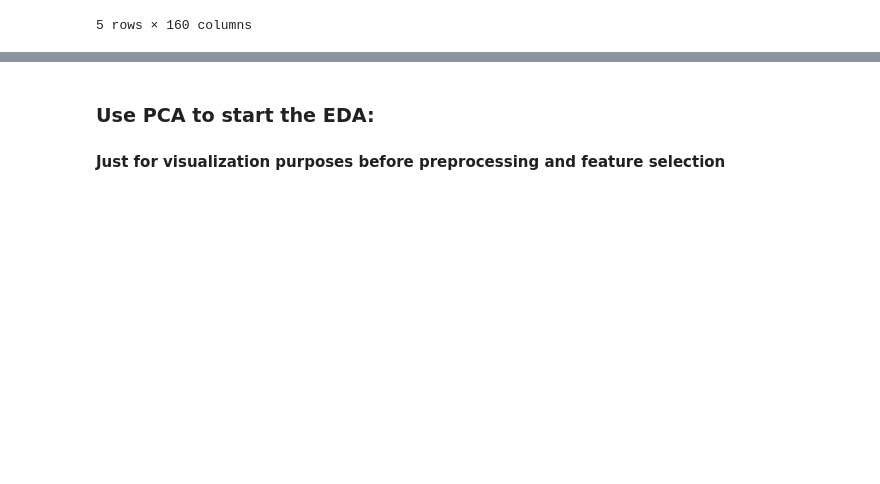
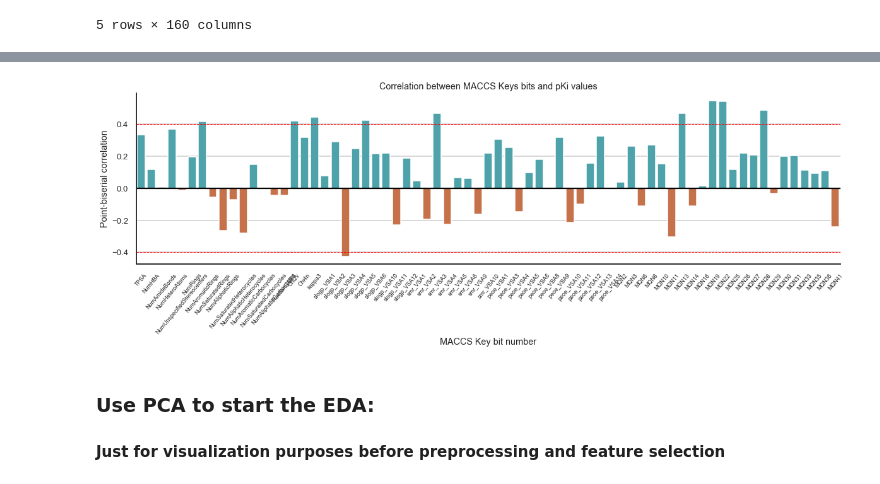
Before and after one commit to jRicciL/ERK2_notebooks, a Jupyter notebook: X_Reviewing_Fourches_work/7_2DRDKit_Analysis.ipynb, the cells around one changed output, grey strips where cells are left out. Cells and saved outputs as stored; diff of their text form; code cells hidden in the pictures; blank space fills up the shorter version.

```diff
--- a/X_Reviewing_Fourches_work/7_2DRDKit_Analysis.ipynb
+++ b/X_Reviewing_Fourches_work/7_2DRDKit_Analysis.ipynb
@@ -47,0 +265,9 @@ df_rdkit_all.head()
+# %%
+rdk2d_corr_values_with_pki = [pearsonr(desc, df_erk2_mols.pKi) for i, desc in X_rdk2d_corr.iteritems()]
+
+df_rdk2d_corr_corr_pki = pd.DataFrame({
+          'descriptor': X_rdk2d_corr.columns,
+          'corr_pearson': [i[0] for i in rdk2d_corr_values_with_pki],
+          'p_value': [i[1] for i in rdk2d_corr_values_with_pki],
+          'significative': [i[1] < 0.05 for i in rdk2d_corr_values_with_pki]
+         })
@@ -48,3 +290,21 @@ df_rdkit_all.head()
+# %%
+# plot  correlation values
+color_palette = ['#3eb0ba' if i > 0 else '#da6a34' for i in df_rdk2d_corr_corr_pki.corr_pearson]
+fig, ax = plt.subplots(figsize=(20, 5))
+
+sns.barplot(x='descriptor', y = 'corr_pearson', data=df_rdk2d_corr_corr_pki, palette=color_palette, ax=ax)
+
+ax.set_xticklabels(df_rdk2d_corr_corr_pki.descriptor, rotation=50, fontdict={'fontsize': 9})
+ax.set(ylabel='Point-biserial correlation', xlabel='MACCS Key bit number',
+       title='Correlation between MACCS Keys bits and pKi values')
+plt.grid(axis='y')
+plt.axhline(color='k')
+plt.axhline(y=0.4, linestyle='--', linewidth=1, color='red')
+plt.axhline(y=-0.4, linestyle='--', linewidth=1, color='red')
+sns.despine()
+plt.show()
+# %% [output]
+[figure, added]
 # %% [markdown]
 ### Use PCA to start the EDA:
 #### Just for visualization purposes before preprocessing and feature selection
```
Also changed, not shown: parts of 29 cells of this notebook.
